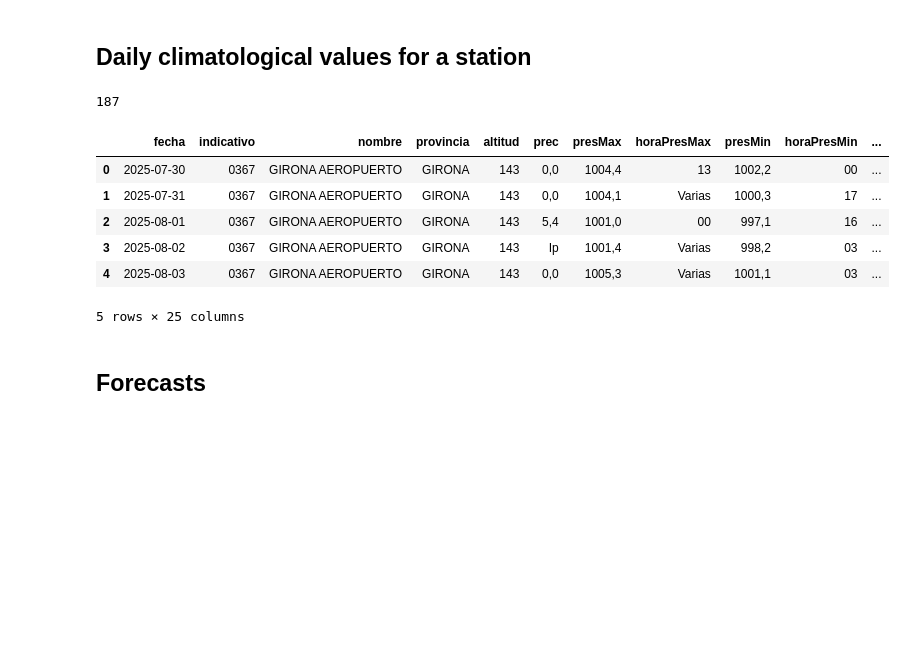
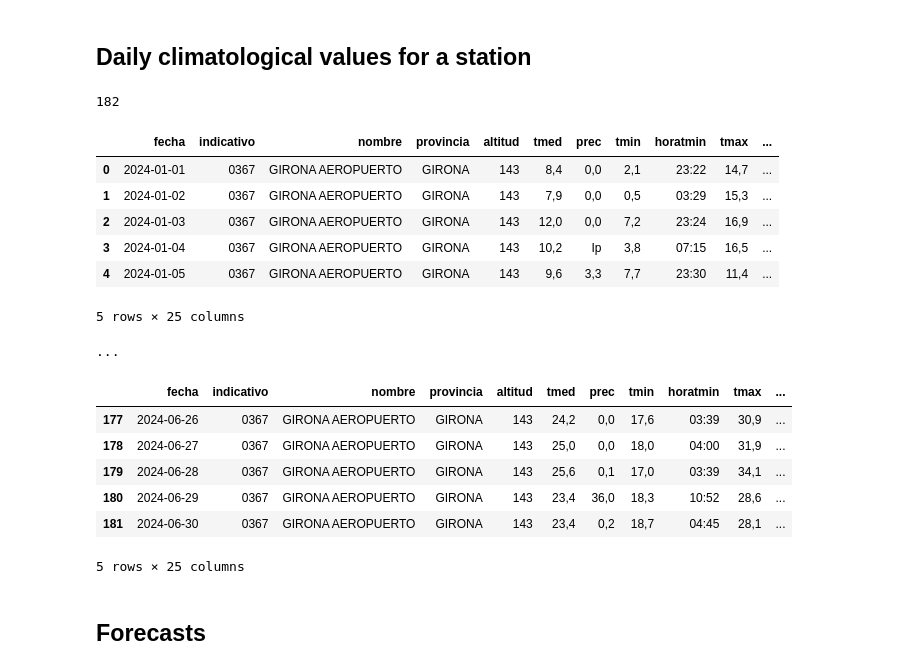
Before and after one commit to reddgr/energy-price-forecasting-in-power-grids, a Jupyter notebook: notebooks/04_AEMET_OpenData.ipynb, the cells around one changed output. Drawn from its saved outputs; the diff is of its cells as text; code cells hidden in the pictures; blank space fills up the shorter version.

Commit message:
historical data exploration in notebook 04

```diff
--- a/notebooks/04_AEMET_OpenData.ipynb
+++ b/notebooks/04_AEMET_OpenData.ipynb
@@ -241,20 +241,31 @@ plt.show()
 # %%
 # IDEMA_EXAMPLE = "1167B"
 IDEMA_EXAMPLE = "0367"
-FEC_INI = "2025-07-30" # 6-month range approx.
-FEC_FIN = "2026-02-01"
+FEC_INI = "2024-01-01"
+n_dias = 181  # each query supports approximately 6 months of data
+FEC_FIN = (datetime.strptime(FEC_INI, "%Y-%m-%d") + pd.Timedelta(days=n_dias)).strftime("%Y-%m-%d")
 data = fetch_station_history(IDEMA_EXAMPLE, FEC_INI, FEC_FIN)
 print(len(data))
 display(pd.DataFrame(data).head(5))
+print("...")
+display(pd.DataFrame(data).tail(5))
 # %% [output]
-187
+182
-|  | fecha | indicativo | nombre | provincia | altitud | prec | presMax | horaPresMax | presMin | horaPresMin | ... |
-| 0 | 2025-07-30 | 0367 | GIRONA AEROPUERTO | GIRONA | 143 | 0,0 | 1004,4 | 13 | 1002,2 | 00 | ... |
-| 1 | 2025-07-31 | 0367 | GIRONA AEROPUERTO | GIRONA | 143 | 0,0 | 1004,1 | Varias | 1000,3 | 17 | ... |
-| 2 | 2025-08-01 | 0367 | GIRONA AEROPUERTO | GIRONA | 143 | 5,4 | 1001,0 | 00 | 997,1 | 16 | ... |
-| 3 | 2025-08-02 | 0367 | GIRONA AEROPUERTO | GIRONA | 143 | Ip | 1001,4 | Varias | 998,2 | 03 | ... |
-| 4 | 2025-08-03 | 0367 | GIRONA AEROPUERTO | GIRONA | 143 | 0,0 | 1005,3 | Varias | 1001,1 | 03 | ... |
+|  | fecha | indicativo | nombre | provincia | altitud | tmed | prec | tmin | horatmin | tmax | ... |
+| 0 | 2024-01-01 | 0367 | GIRONA AEROPUERTO | GIRONA | 143 | 8,4 | 0,0 | 2,1 | 23:22 | 14,7 | ... |
+| 1 | 2024-01-02 | 0367 | GIRONA AEROPUERTO | GIRONA | 143 | 7,9 | 0,0 | 0,5 | 03:29 | 15,3 | ... |
+| 2 | 2024-01-03 | 0367 | GIRONA AEROPUERTO | GIRONA | 143 | 12,0 | 0,0 | 7,2 | 23:24 | 16,9 | ... |
+| 3 | 2024-01-04 | 0367 | GIRONA AEROPUERTO | GIRONA | 143 | 10,2 | Ip | 3,8 | 07:15 | 16,5 | ... |
+| 4 | 2024-01-05 | 0367 | GIRONA AEROPUERTO | GIRONA | 143 | 9,6 | 3,3 | 7,7 | 23:30 | 11,4 | ... |
 5 rows × 25 columns
+...
+|  | fecha | indicativo | nombre | provincia | altitud | tmed | prec | tmin | horatmin | tmax | ... |
+| 177 | 2024-06-26 | 0367 | GIRONA AEROPUERTO | GIRONA | 143 | 24,2 | 0,0 | 17,6 | 03:39 | 30,9 | ... |
+| 178 | 2024-06-27 | 0367 | GIRONA AEROPUERTO | GIRONA | 143 | 25,0 | 0,0 | 18,0 | 04:00 | 31,9 | ... |
+| 179 | 2024-06-28 | 0367 | GIRONA AEROPUERTO | GIRONA | 143 | 25,6 | 0,1 | 17,0 | 03:39 | 34,1 | ... |
+| 180 | 2024-06-29 | 0367 | GIRONA AEROPUERTO | GIRONA | 143 | 23,4 | 36,0 | 18,3 | 10:52 | 28,6 | ... |
+| 181 | 2024-06-30 | 0367 | GIRONA AEROPUERTO | GIRONA | 143 | 23,4 | 0,2 | 18,7 | 04:45 | 28,1 | ... |
+5 rows × 25 columns
 # %% [markdown]
 ## Forecasts
 # %%
```
Also changed, not shown: parts of 4 cells of this notebook, 1 other file.
